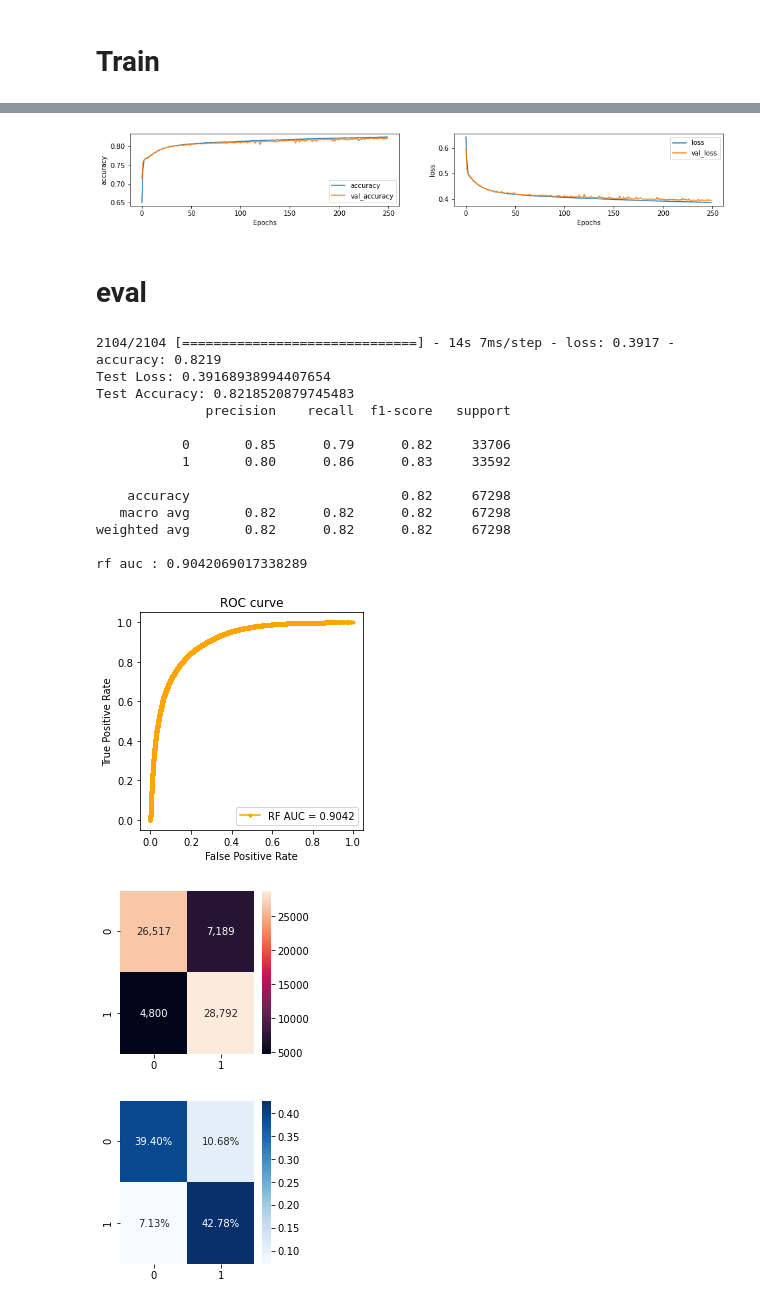
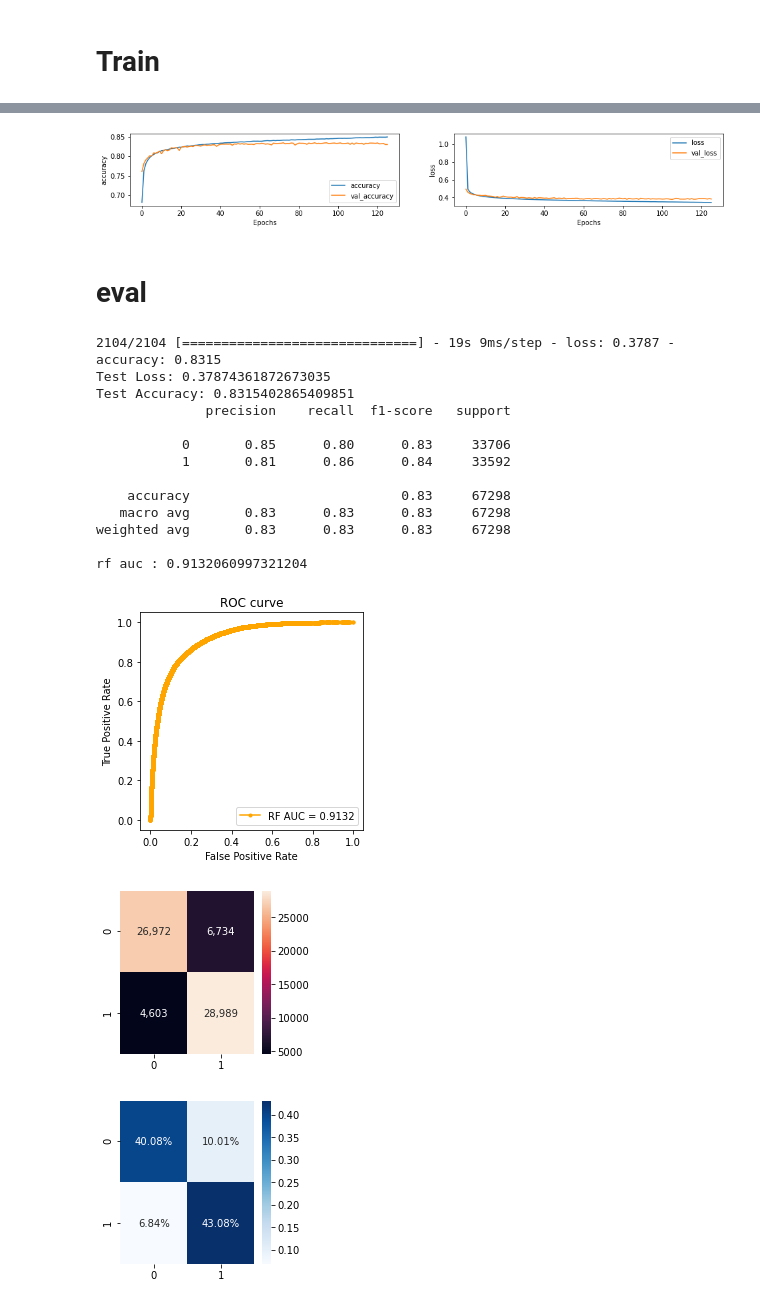
Before and after one commit to zoohoson/Peptide_Detectability, a Jupyter notebook: 2021KSBI_mymodel.ipynb, the cells around one changed output, grey strips where cells are left out. Cells and saved outputs as stored; diff of their text form; code cells hidden in the pictures.

Commit message:
NewModel

```diff
--- a/2021KSBI_mymodel.ipynb
+++ b/2021KSBI_mymodel.ipynb
@@ -88,11 +88,11 @@ input4 = tf.keras.layers.Input(shape=((15,21,)))  # C term info
 input5 = tf.keras.layers.Input(shape=((15,21,)))  # miss1 term info
 input6 = tf.keras.layers.Input(shape=((15,21,)))  # miss2 term info
 
-lstm1 = tf.keras.layers.Bidirectional(tf.keras.layers.LSTM(32))(input1)
-net_lstm = tf.keras.layers.Dense(32, activation='relu')(lstm1)
+
+lstm1 = tf.keras.layers.Bidirectional(tf.keras.layers.LSTM(16))(input1)
+net_lstm = tf.keras.layers.Dense(16, activation='relu')(lstm1)
 
 net_dense1 = tf.keras.layers.Dense(32, activation='relu')(input2)
-net_dense2 = tf.keras.layers.Dense(16, activation='relu')(net_dense1)
 
 digest_n = tf.keras.layers.Bidirectional(tf.keras.layers.LSTM(16))(input3)
 net_n = tf.keras.layers.Dense(16, activation='relu')(digest_n)
@@ -104,31 +104,32 @@ digest_m2 = tf.keras.layers.Bidirectional(tf.keras.layers.LSTM(16))(input6)
 net_m2 = tf.keras.layers.Dense(16, activation='relu')(digest_m2)
 
 merge = tf.keras.layers.concatenate([net_lstm,
-                                     net_dense2,
-                                    digest_n,
-                                    digest_c,
-                                    digest_m1,
-                                    digest_m2])
+                                     net_dense1,
+                                    net_n,
+                                    net_c,
+                                    net_m1,
+                                    net_m2])
 
 net1 = tf.keras.layers.Dense(128, activation='relu')(merge)
-net2 = tf.keras.layers.Dense(64, activation='relu')(net1)
-net3 = tf.keras.layers.Dense(32, activation='relu')(net2)
+net1_drop = tf.keras.layers.Dropout(0.3)(net1)
+# net2 = tf.keras.layers.Dense(64, activation='relu')(net1)
+net3 = tf.keras.layers.Dense(64, activation='relu')(net1_drop)  # 256도해보자.
 
 output = tf.keras.layers.Dense(1, activation = 'sigmoid')(net3)
 
-model = tf.keras.Model(inputs=[input1, input2,
+model_high = tf.keras.Model(inputs=[input1, input2,
                               input3, input4,
                               input5, input6],
                        outputs=[output])
 
-model.summary()
+model_high.summary()
 
-model.compile(loss=tf.keras.losses.BinaryCrossentropy(from_logits=True),
-              optimizer=tf.keras.optimizers.Adam(1e-5),
+model_high.compile(loss=tf.keras.losses.BinaryCrossentropy(from_logits=True),
+              optimizer=tf.keras.optimizers.Adam(1e-4),
               metrics=['accuracy'])
 
 es = tf.keras.callbacks.EarlyStopping(monitor='val_loss',
                                       mode='min',
                                       verbose=1,
-                                      patience=100)
+                                      patience=20)
 # %% [output]
@@ -150,10 +151,10 @@ Trainable params: 70,225
 Non-trainable params: 0
 __________________________________________________________________________________________________
 # %%
-history = model.fit([pep_train, aa_train, en_train, ec_train, e1_train, e2_train],
+history = model_high.fit([pep_train, aa_train, en_train, ec_train, e1_train, e2_train],
                     y_train,
                     epochs=250,
-                    batch_size=100,
+                    batch_size=32,
                     validation_data=([pep_val, aa_val, en_val, ec_val, e1_val, e2_val], y_val),
                     callbacks=[es])
 # %% [output]
@@ -181,56 +182,56 @@ plot_graphs(history, 'accuracy')
 plt.subplot(1,2,2)
 plot_graphs(history, 'loss')
 # %% [output]
-[figure, old version]
+[figure, new version]
 # %% [markdown]
 # eval
 # %%
-test_loss, test_acc = model.evaluate([pep_test, aa_test, en_test, ec_test, e1_test, e2_test], y_test)
+test_loss, test_acc = model_high.evaluate([pep_test, aa_test, en_test, ec_test, e1_test, e2_test], y_test)
 print('Test Loss: {}'.format(test_loss))
 print('Test Accuracy: {}'.format(test_acc))
 
 # prediction
-y_pred = [1 if i>=0.5 else 0 for i in model.predict([pep_test, aa_test, en_test, ec_test, e1_test, e2_test])]
+y_pred = [1 if i>=0.5 else 0 for i in model_high.predict([pep_test, aa_test, en_test, ec_test, e1_test, e2_test])]
 print(classification_report(y_test, y_pred))
 # AUC
-probs = model.predict([pep_test, aa_test, en_test, ec_test, e1_test, e2_test])
+probs = model_high.predict([pep_test, aa_test, en_test, ec_test, e1_test, e2_test])
 rf_auc = roc_auc_score(y_test, probs)
 print('rf auc : {}'.format(rf_auc))
-# plot the roc curve for the model
+# plot the roc curve for the model_high
 rf_fpr, rf_tpr, _ = roc_curve(y_test, probs)
 plt.figure(figsize=(4, 4))
 plt.plot(rf_fpr, rf_tpr, marker='.', label='RF AUC = {:.4f}'.format(rf_auc), color='orange')
 plt.title('ROC curve')
 # axis labels
 plt.xlabel('False Positive Rate')
 plt.ylabel('True Positive Rate')
 # show the legend
 plt.legend()
 # show the plot
 plt.show()
 
 cf_matrix = confusion_matrix(y_test, y_pred)
 plt.figure(figsize=(3, 3))
 sns.heatmap(cf_matrix, annot=True, fmt=',.0f')
 plt.show()
 plt.figure(figsize=(3, 3))
 sns.heatmap(cf_matrix/np.sum(cf_matrix), annot=True,
             fmt='.2%', cmap='Blues')
 plt.show()
 # %% [output]
-2104/2104 [==============================] - 14s 7ms/step - loss: 0.3917 - accuracy: 0.8219
-Test Loss: 0.39168938994407654
-Test Accuracy: 0.8218520879745483
+2104/2104 [==============================] - 19s 9ms/step - loss: 0.3787 - accuracy: 0.8315
+Test Loss: 0.37874361872673035
+Test Accuracy: 0.8315402865409851
               precision    recall  f1-score   support
 
-           0       0.85      0.79      0.82     33706
-           1       0.80      0.86      0.83     33592
+           0       0.85      0.80      0.83     33706
+           1       0.81      0.86      0.84     33592
 
-    accuracy                           0.82     67298
-   macro avg       0.82      0.82      0.82     67298
-weighted avg       0.82      0.82      0.82     67298
+    accuracy                           0.83     67298
+   macro avg       0.83      0.83      0.83     67298
+weighted avg       0.83      0.83      0.83     67298
 
-rf auc : 0.9042069017338289
+rf auc : 0.9132060997321204
-[figure, old version]
+[figure, new version]
 [figure]
 [figure]
```
Also changed, not shown: parts of 5 cells of this notebook, 12 other files.
